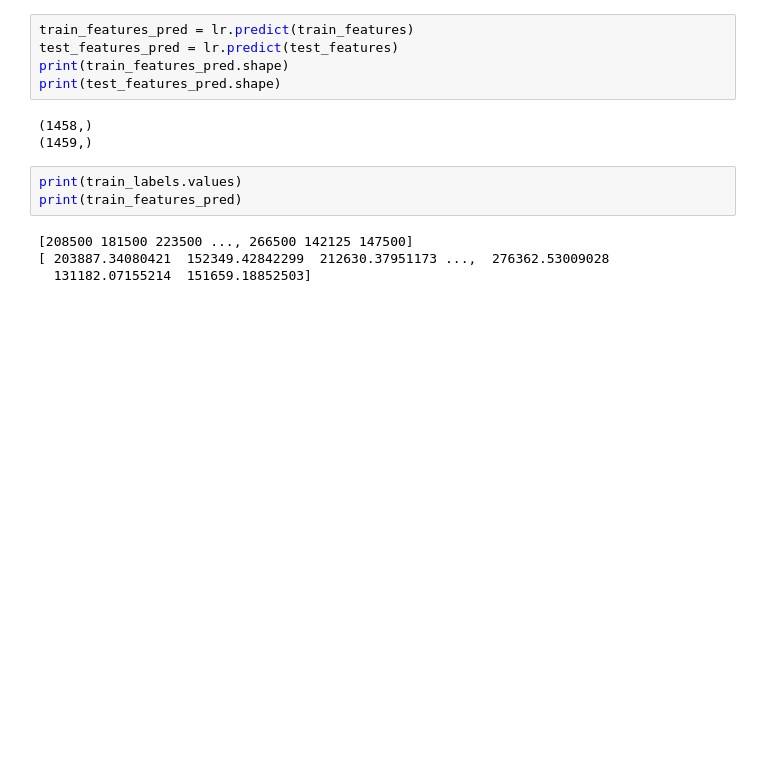
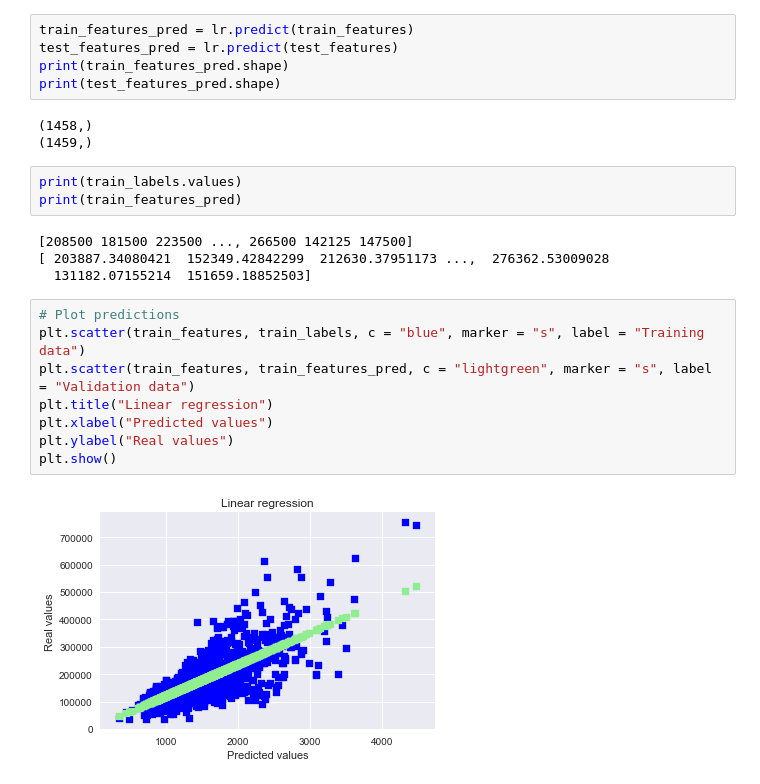
Before and after one commit to mohits1005/kaggleMLproblems, a Jupyter notebook: Advanced regression house kaggle.ipynb, the cells around one changed output. Saved outputs shown, nothing was run; the diff lists cells and outputs as text; blank space fills up the shorter version.

Commit message:
Scatter Plot and RMS error
Scatter Plot and RMS error

```diff
--- a/Advanced regression house kaggle.ipynb
+++ b/Advanced regression house kaggle.ipynb
@@ -130,3 +130,13 @@ print(train_features_pred)
 [208500 181500 223500 ..., 266500 142125 147500]
 [ 203887.34080421  152349.42842299  212630.37951173 ...,  276362.53009028
   131182.07155214  151659.18852503]
+# %%
+# Plot predictions
+plt.scatter(train_features, train_labels, c = "blue", marker = "s", label = "Training data")
+plt.scatter(train_features, train_features_pred, c = "lightgreen", marker = "s", label = "Validation data")
+plt.title("Linear regression")
+plt.xlabel("Predicted values")
+plt.ylabel("Real values")
+plt.show()
+# %% [output]
+[figure, added]
```
Also changed, not shown: parts of 1 cell of this notebook.
